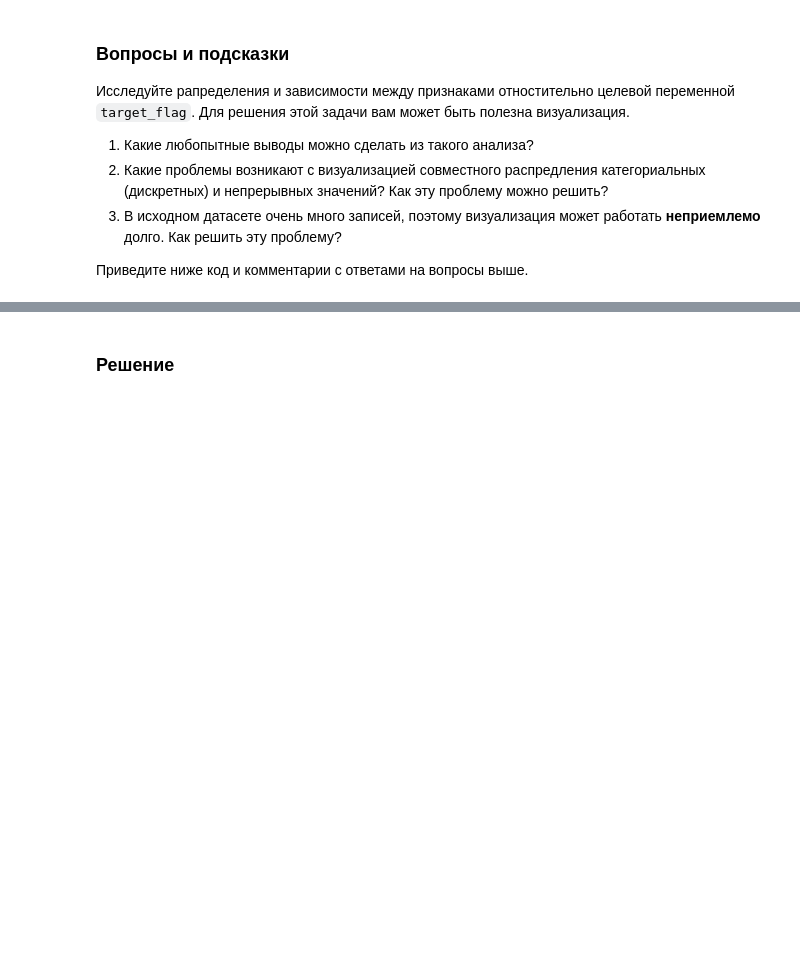
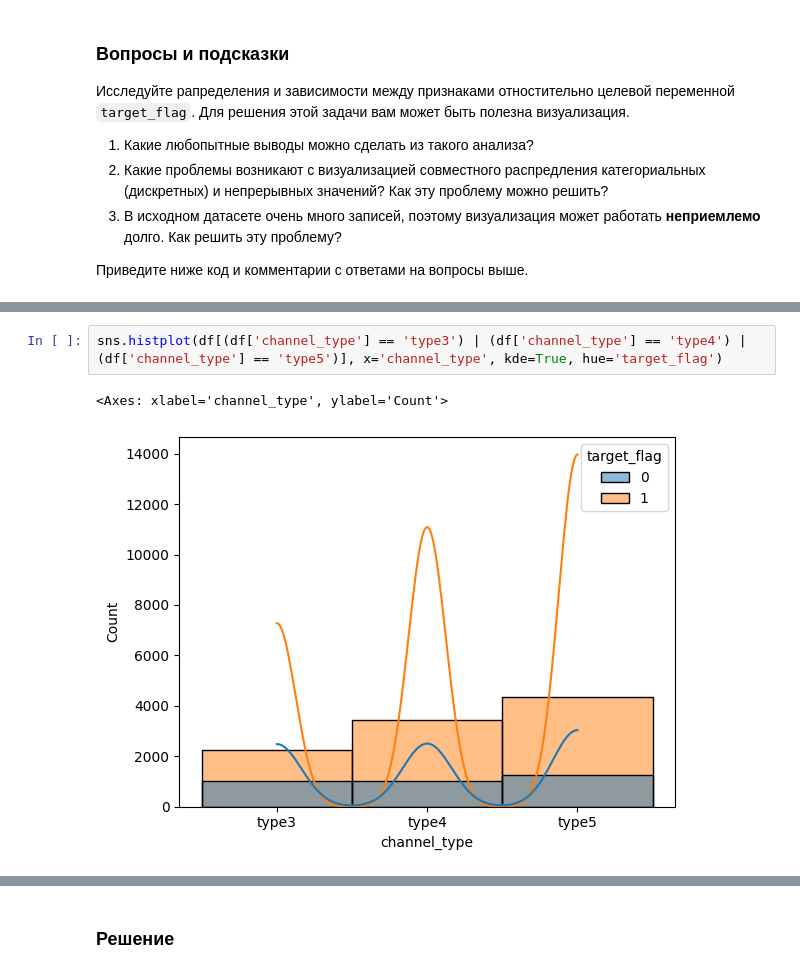
Before and after one commit to Krage56/ml_isp_intro, a Jupyter notebook: hw/hw1/ISP_HW1_NUMPY&PANDAS.ipynb, the cells around one changed output, grey strips where cells are left out. Saved outputs shown, nothing was run; the diff lists cells and outputs as text; blank space fills up the shorter version.

```diff
--- a/hw/hw1/ISP_HW1_NUMPY&PANDAS.ipynb
+++ b/hw/hw1/ISP_HW1_NUMPY&PANDAS.ipynb
@@ -656,0 +666,5 @@ __Ответы на вопросы:__
+# %%
+sns.histplot(df[(df['channel_type'] == 'type3') | (df['channel_type'] == 'type4') | (df['channel_type'] == 'type5')], x='channel_type', kde=True, hue='target_flag')
+# %% [output]
+<Axes: xlabel='channel_type', ylabel='Count'>
+[figure, added]
```
Also changed, not shown: parts of 13 cells of this notebook.
